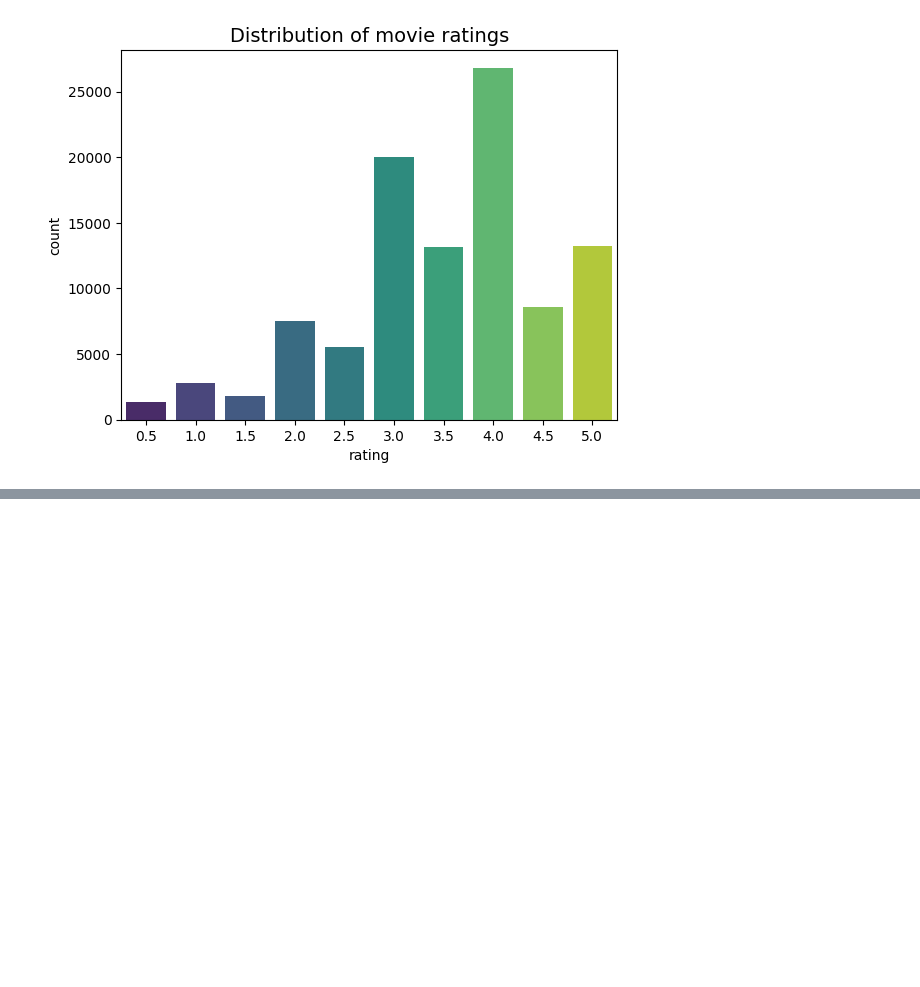
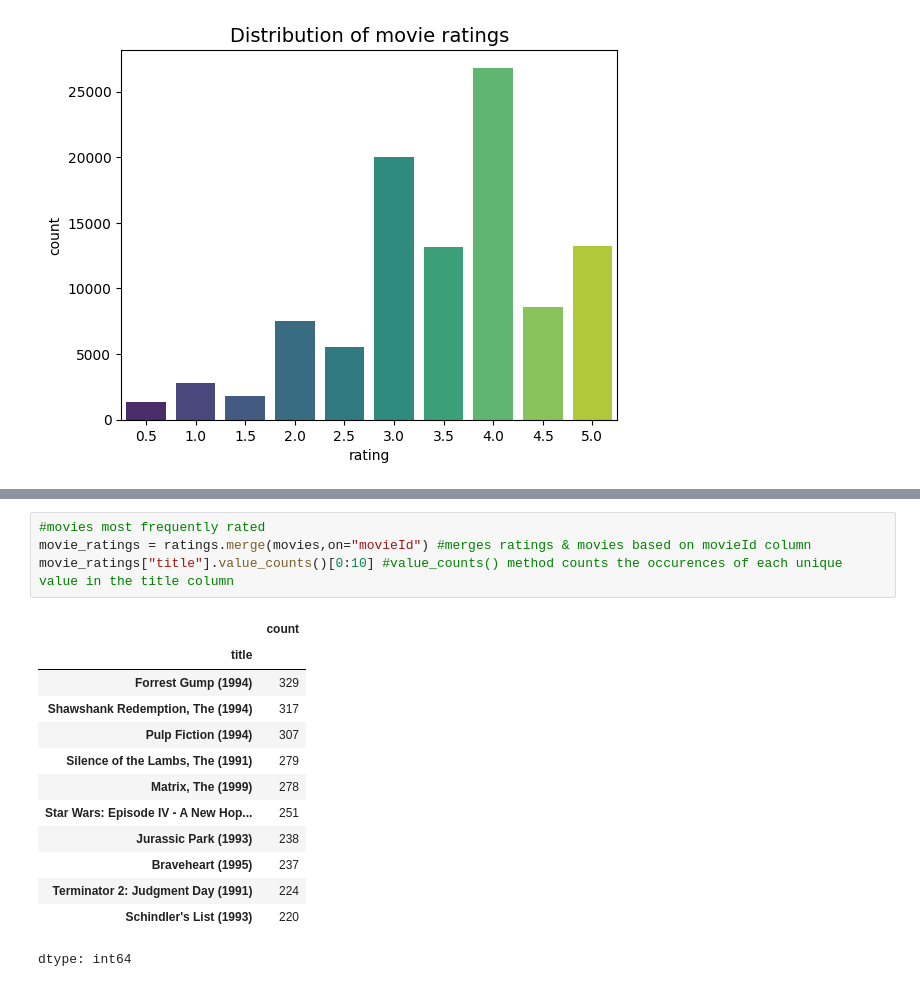
Before and after one commit to mervegb/collaborative-filtering, a Jupyter notebook: collaborative_filtering.ipynb, the cells around one changed output, grey strips where cells are left out. Drawn from its saved outputs; the diff is of its cells as text; blank space fills up the shorter version.

```diff
--- a/collaborative_filtering.ipynb
+++ b/collaborative_filtering.ipynb
@@ -36,0 +45,18 @@ Passing `palette` without assigning `hue` is deprecated and will be removed in v
+# %%
+#movies most frequently rated
+movie_ratings = ratings.merge(movies,on="movieId") #merges ratings & movies based on movieId column
+movie_ratings["title"].value_counts()[0:10] #value_counts() method counts the occurences of each unique value in the title column
+# %% [output]
+|  | count |
+| title |  |
+| Forrest Gump (1994) | 329 |
+| Shawshank Redemption, The (1994) | 317 |
+| Pulp Fiction (1994) | 307 |
+| Silence of the Lambs, The (1991) | 279 |
+| Matrix, The (1999) | 278 |
+| Star Wars: Episode IV - A New Hop... | 251 |
+| Jurassic Park (1993) | 238 |
+| Braveheart (1995) | 237 |
+| Terminator 2: Judgment Day (1991) | 224 |
+| Schindler's List (1993) | 220 |
+dtype: int64
```
Also changed, not shown: parts of 9 cells of this notebook.
